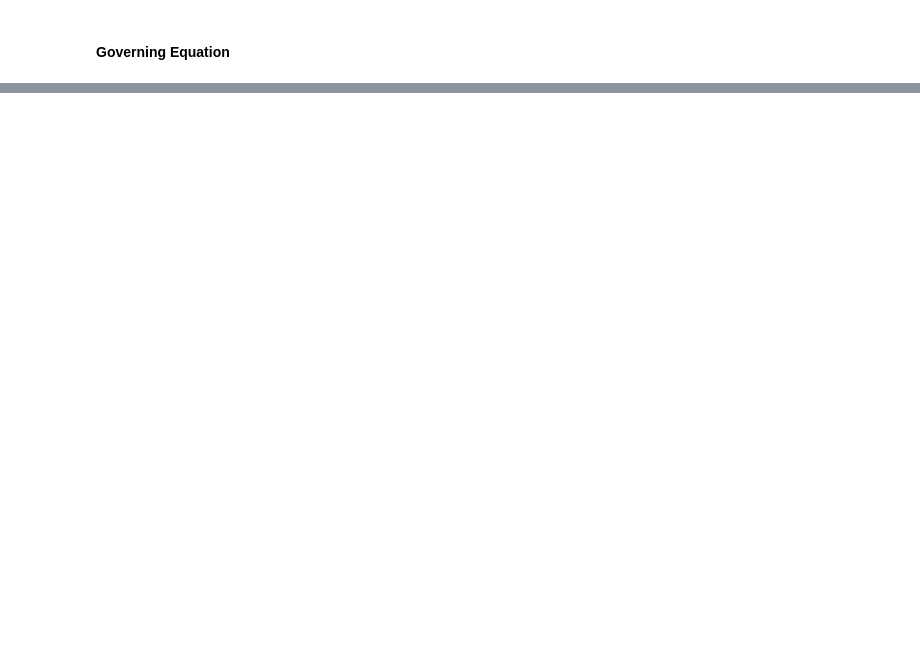
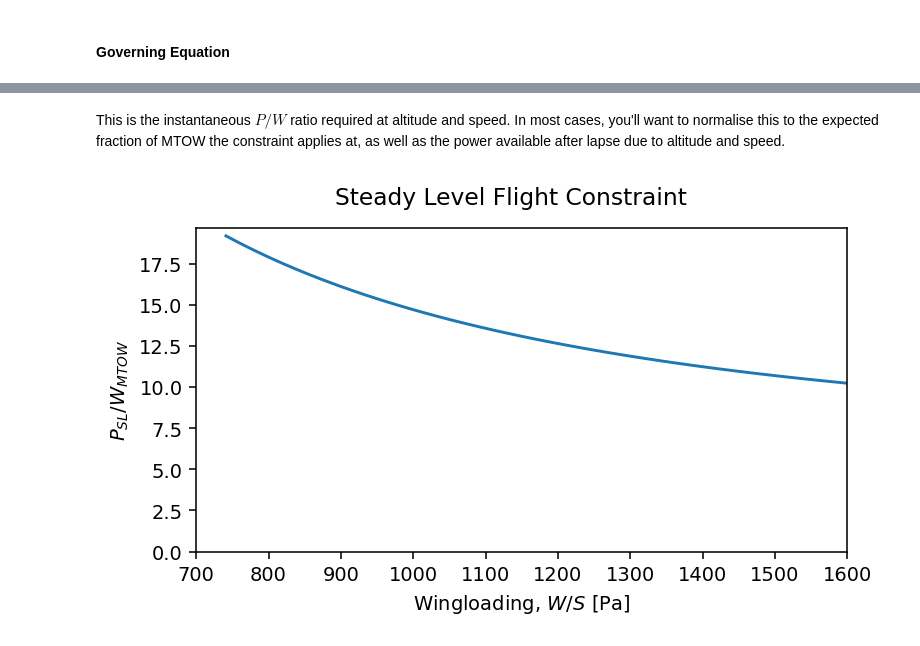
Before and after one commit to yaseen157/carpy, a Jupyter notebook: docs/source/user/L1 - Constraints Analysis.ipynb, the cells around one changed output, grey strips where cells are left out. Drawn from its saved outputs; the diff is of its cells as text; code cells hidden in the pictures; blank space fills up the shorter version.

Commit message:
Reworked constraints, fixed erroneous notebook formulae

```diff
--- a/docs/source/user/L1 - Constraints Analysis.ipynb
+++ b/docs/source/user/L1 - Constraints Analysis.ipynb
@@ -242,0 +415,10 @@ _Coming soon_
+# %%
+# Decide that we can apply more constraints
+myconstraint.Vdot = 0  # The aircraft is not accelerating along the flight path
+myconstraint.Vdot_n = 0  # The aircraft is not accelerating for circular motion
+myconstraint.zdot = 0  # The aircraft is not climbing
+myconstraint.zddot = 0  # The aircraft is not about to start climbing or descending
+myconstraint.epsilon = 0  # The aircraft thrust axis aligns with the body longitudinal axis
+
+# Show readers what the constraint looks like
+myconstraint()
@@ -242,0 +446,13 @@ _Coming soon_
+# %%
+P, W = sp.symbols("P,W")
+q, S, CL, W = sp.symbols("q,S,C_L,W")
+
+# Since we are not in circular motion, L = nW = n * q * S * CL where n ~ 1
+n = 1.0
+CLestimate = n * W / (q * S)
+# If you were sustaining a turn, CLestimate would be the stall-limited max CL
+
+objective_function = sp.solve(myconstraint(**aeromodel(CLestimate)), P/W)[0].simplify()
+
+# Show readers what the P/W expression looks like
+objective_function
@@ -242,0 +498,23 @@ _Coming soon_
+# %% [markdown]
+This is the instantaneous $P/W$ ratio required at altitude and speed.
+In most cases, you'll want to normalise this to the expected fraction of MTOW the constraint applies at, as well as the power available after lapse due to altitude and speed.
+# %%
+from carpy.propulsion import BasicPiston
+
+Mach_num = speed / myatmosphere.c_sound(z, geometric=True)
+Plapse = BasicPiston.PistonNACA925().Plapse(Mach=Mach_num, altitude=z)
+MTOW = Quantity(3600, "lb").x * 9.81
+MTOWfrac = 3400 / 3600
+
+fig, ax = plt.subplots(1, dpi=140, figsize=(6, 3))
+fig.suptitle("Steady Level Flight Constraint")
+
+ax.plot(xs / MTOWfrac, ys / (Plapse / MTOWfrac))
+ax.set_xlabel(r"Wingloading, $W/S$ [Pa]")
+ax.set_ylabel(r"$P_{SL}/W_{MTOW}$")
+ax.set_xlim(xs.min(), xs.max())
+ax.set_ylim(0, None)
+
+plt.show()
+# %% [output]
+[figure, added]
```
Also changed, not shown: parts of 105 cells of this notebook, 4 other files.
